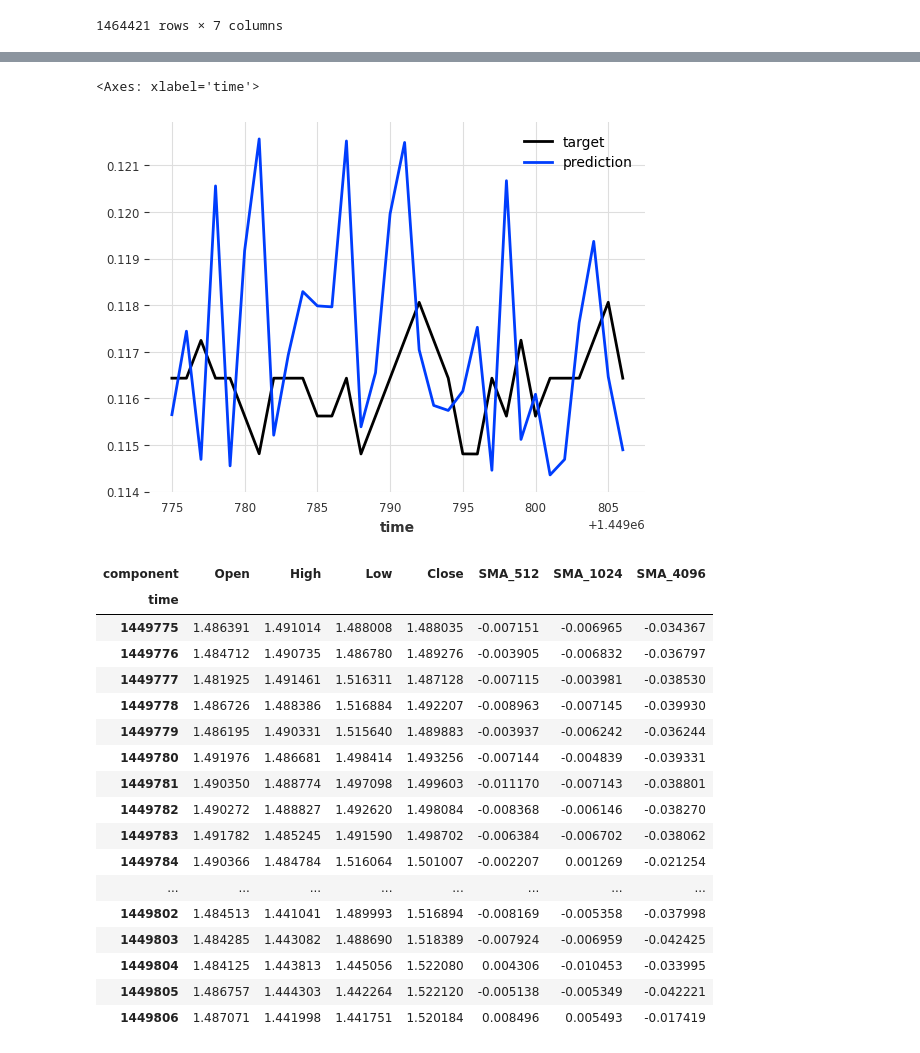
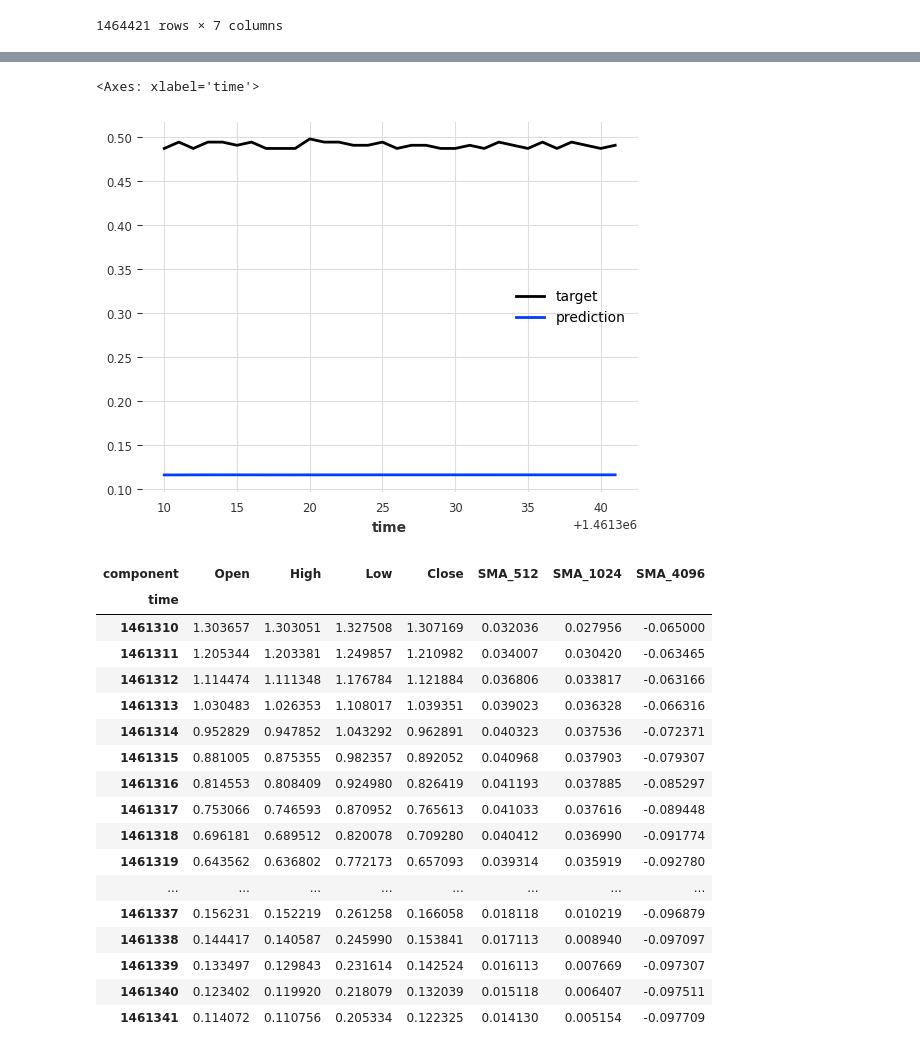
Before and after one commit to Klok-e/python-price-predict-experiment, a Jupyter notebook: price prediction_v3.ipynb, the cells around one changed output, grey strips where cells are left out. Saved outputs shown, nothing was run; the diff lists cells and outputs as text; code cells hidden in the pictures.

```diff
--- a/price prediction_v3.ipynb
+++ b/price prediction_v3.ipynb
@@ -113,12 +113,22 @@ dataset
 | 1464420 | 1.3700 | 1.3700 | 1.3700 | 1.3700 | -0.001037 | -0.009227 | -0.020062 |
 1464421 rows × 7 columns
 # %%
-from sklearn.preprocessing import MinMaxScaler
+from sklearn.preprocessing import MinMaxScaler, StandardScaler
 
 
-def preprocess(df):
+class MultiScaler:
+    def __init__(self, min_max: MinMaxScaler, std: StandardScaler):
+        self.min_max = min_max
+        self.std = std
+
+
+def preprocess(df, scaler=None):
     # Apply percentage change only to OHLC columns
     df_pct = df[OHLC_COLUMNS].pct_change()
+
+    # clamp
+    df_pct[df_pct > 0.1] = 0.1
+    df_pct[df_pct < -0.1] = -0.1
 
     # Concatenate the percentage-changed OHLC with the other columns
     df_all = pd.concat([df_pct, df.drop(columns=OHLC_COLUMNS)], axis=1)
@@ -127,16 +137,20 @@ def preprocess(df):
     df_all = df_all.dropna().reset_index(drop=True)
 
     # Apply MinMax scaling to all columns
-    scaler = MinMaxScaler(feature_range=(0, 1))
-    df_scaled = pd.DataFrame(scaler.fit_transform(df_all), columns=df_all.columns, index=df_all.index)
+    scaler = MultiScaler(MinMaxScaler(), StandardScaler()) if scaler is None else scaler
+    df_scaled = pd.DataFrame(scaler.min_max.fit_transform(scaler.std.fit_transform(df_all)),
+                             columns=df_all.columns,
+                             index=df_all.index)
 
     return df_scaled, scaler
 
 
-def invert_preprocess(original_start, scaler: MinMaxScaler, df):
+def invert_preprocess(original_start, scaler: MultiScaler, df):
     original_start = original_start[OHLC_COLUMNS].to_numpy()
     # Invert MinMax scaling for all columns
-    df_inv_scaled = pd.DataFrame(scaler.inverse_transform(df), columns=df.columns, index=df.index)
+    df_inv_scaled = pd.DataFrame(scaler.std.inverse_transform(scaler.min_max.inverse_transform(df)),
+                                 columns=df.columns,
+                                 index=df.index)
 
     # Recover the original OHLC values
     reversed_array = np.cumprod(1 + df_inv_scaled[OHLC_COLUMNS].to_numpy(), axis=0)
@@ -229,13 +243,13 @@ SEQUENCE_LENGTH = 128
 PREDICTION_LENGTH = 32
 # my_model = RNNModel(
 #     model="LSTM",
-#     hidden_dim=32,
+#     hidden_dim=64,
 #     n_rnn_layers=4,
 #     dropout=0.1,
-#     batch_size=512,
-#     n_epochs=1,
+#     batch_size=4096,
+#     n_epochs=10,
 #     # optimizer_kwargs={"lr": 1e-3},
-#     random_state=0,
+#     # random_state=0,
 #     training_length=SEQUENCE_LENGTH,
 #     input_chunk_length=SEQUENCE_LENGTH,
 #     # likelihood=GaussianLikelihood(),
@@ -255,6 +269,7 @@ PREDICTION_LENGTH = 32
 #     random_state=42,
 # )
 
-my_model = TFTModel.load("model-weights-1693758552.932289.pt")
+# my_model = TFTModel.load("model-weights-1693758552.932289.pt")
+my_model = RNNModel.load("model-weights-1693938214.4048839.pt")
 
 # my_model.fit(target_train, val_series=target_val, verbose=True)
@@ -287,33 +303,34 @@ MAPE: 2.453609825216439
 # %%
-predict_X = target_train[-SEQUENCE_LENGTH:]
+OFFSET_BACK = 3110
+predict_X = target_series[-SEQUENCE_LENGTH - OFFSET_BACK:-OFFSET_BACK]
+assert len(predict_X) == SEQUENCE_LENGTH
 pred: TimeSeries = my_model.predict(PREDICTION_LENGTH, predict_X)
 
 target_val["Close"].slice_intersect(pred["Close"]).plot(label="target")
 pred["Close"].plot(label="prediction")
 # %% [output]
 <Axes: xlabel='time'>
-[figure, old version]
+[figure, new version]
 # %%
-original_start = dataset.iloc[predict_X[-1].time_index]
-
+original_start = dataset.iloc[predict_X[-1].time_index.start]
 inverted_pred = invert_preprocess(original_start, scaler, pred.pd_dataframe())
 inverted_pred
 # %% [output]
 | component | Open | High | Low | Close | SMA_512 | SMA_1024 | SMA_4096 |
 | time |  |  |  |  |  |  |  |
-| 1449775 | 1.486391 | 1.491014 | 1.488008 | 1.488035 | -0.007151 | -0.006965 | -0.034367 |
-| 1449776 | 1.484712 | 1.490735 | 1.486780 | 1.489276 | -0.003905 | -0.006832 | -0.036797 |
-| 1449777 | 1.481925 | 1.491461 | 1.516311 | 1.487128 | -0.007115 | -0.003981 | -0.038530 |
-| 1449778 | 1.486726 | 1.488386 | 1.516884 | 1.492207 | -0.008963 | -0.007145 | -0.039930 |
-| 1449779 | 1.486195 | 1.490331 | 1.515640 | 1.489883 | -0.003937 | -0.006242 | -0.036244 |
-| 1449780 | 1.491976 | 1.486681 | 1.498414 | 1.493256 | -0.007144 | -0.004839 | -0.039331 |
-| 1449781 | 1.490350 | 1.488774 | 1.497098 | 1.499603 | -0.011170 | -0.007143 | -0.038801 |
-| 1449782 | 1.490272 | 1.488827 | 1.492620 | 1.498084 | -0.008368 | -0.006146 | -0.038270 |
-| 1449783 | 1.491782 | 1.485245 | 1.491590 | 1.498702 | -0.006384 | -0.006702 | -0.038062 |
-| 1449784 | 1.490366 | 1.484784 | 1.516064 | 1.501007 | -0.002207 | 0.001269 | -0.021254 |
+| 1461310 | 1.303657 | 1.303051 | 1.327508 | 1.307169 | 0.032036 | 0.027956 | -0.065000 |
+| 1461311 | 1.205344 | 1.203381 | 1.249857 | 1.210982 | 0.034007 | 0.030420 | -0.063465 |
+| 1461312 | 1.114474 | 1.111348 | 1.176784 | 1.121884 | 0.036806 | 0.033817 | -0.063166 |
+| 1461313 | 1.030483 | 1.026353 | 1.108017 | 1.039351 | 0.039023 | 0.036328 | -0.066316 |
+| 1461314 | 0.952829 | 0.947852 | 1.043292 | 0.962891 | 0.040323 | 0.037536 | -0.072371 |
+| 1461315 | 0.881005 | 0.875355 | 0.982357 | 0.892052 | 0.040968 | 0.037903 | -0.079307 |
+| 1461316 | 0.814553 | 0.808409 | 0.924980 | 0.826419 | 0.041193 | 0.037885 | -0.085297 |
+| 1461317 | 0.753066 | 0.746593 | 0.870952 | 0.765613 | 0.041033 | 0.037616 | -0.089448 |
+| 1461318 | 0.696181 | 0.689512 | 0.820078 | 0.709280 | 0.040412 | 0.036990 | -0.091774 |
+| 1461319 | 0.643562 | 0.636802 | 0.772173 | 0.657093 | 0.039314 | 0.035919 | -0.092780 |
 | ... | ... | ... | ... | ... | ... | ... | ... |
-| 1449802 | 1.484513 | 1.441041 | 1.489993 | 1.516894 | -0.008169 | -0.005358 | -0.037998 |
-| 1449803 | 1.484285 | 1.443082 | 1.488690 | 1.518389 | -0.007924 | -0.006959 | -0.042425 |
-| 1449804 | 1.484125 | 1.443813 | 1.445056 | 1.522080 | 0.004306 | -0.010453 | -0.033995 |
-| 1449805 | 1.486757 | 1.444303 | 1.442264 | 1.522120 | -0.005138 | -0.005349 | -0.042221 |
-| 1449806 | 1.487071 | 1.441998 | 1.441751 | 1.520184 | 0.008496 | 0.005493 | -0.017419 |
+| 1461337 | 0.156231 | 0.152219 | 0.261258 | 0.166058 | 0.018118 | 0.010219 | -0.096879 |
+| 1461338 | 0.144417 | 0.140587 | 0.245990 | 0.153841 | 0.017113 | 0.008940 | -0.097097 |
+| 1461339 | 0.133497 | 0.129843 | 0.231614 | 0.142524 | 0.016113 | 0.007669 | -0.097307 |
+| 1461340 | 0.123402 | 0.119920 | 0.218079 | 0.132039 | 0.015118 | 0.006407 | -0.097511 |
+| 1461341 | 0.114072 | 0.110756 | 0.205334 | 0.122325 | 0.014130 | 0.005154 | -0.097709 |
```
Also changed, not shown: parts of 9 cells of this notebook, 1 other file.
